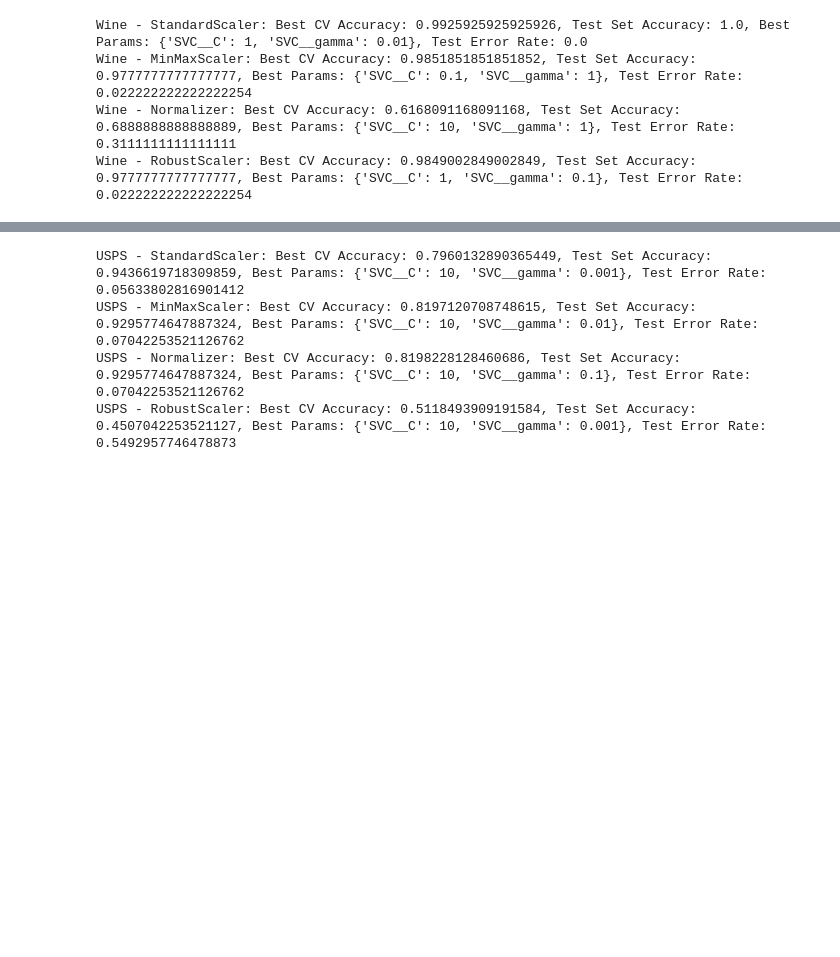
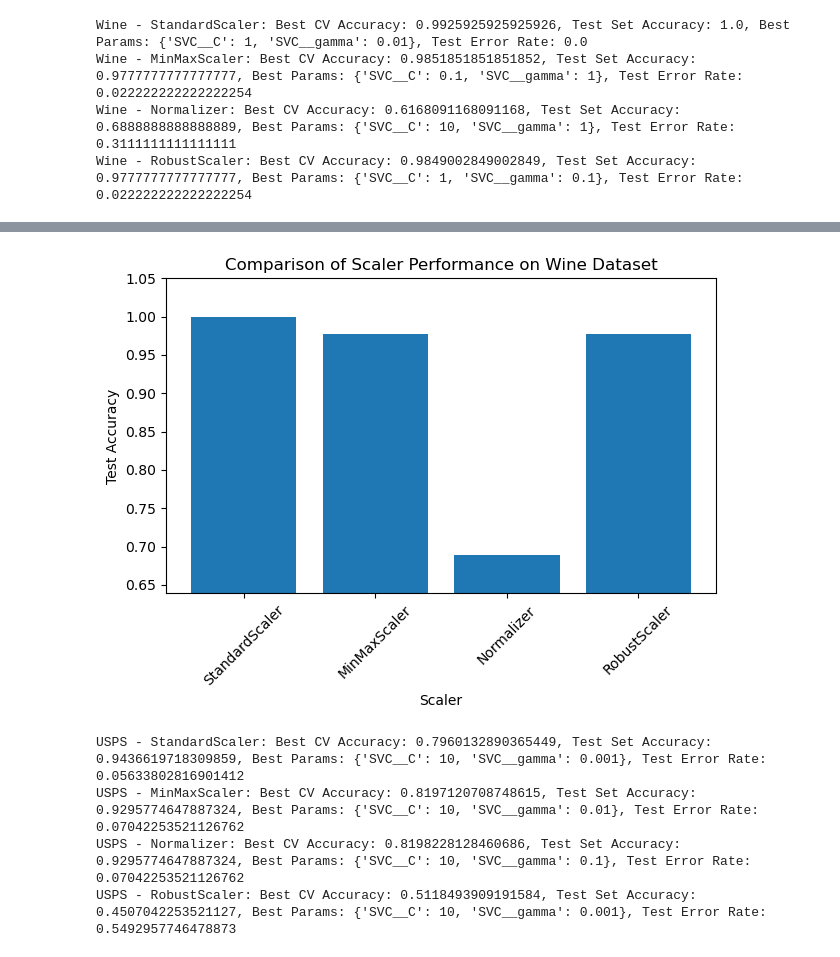
Before and after one commit to KoriKosmos/CS5920_Labs, a Jupyter notebook: CS3920_A2.ipynb, the cells around one changed output, grey strips where cells are left out. Saved outputs shown, nothing was run; the diff lists cells and outputs as text; code cells hidden in the pictures; blank space fills up the shorter version.

```diff
--- a/CS3920_A2.ipynb
+++ b/CS3920_A2.ipynb
@@ -67,3 +103,24 @@ Wine - RobustScaler: Best CV Accuracy: 0.9849002849002849, Test Set Accuracy: 0.
+# %%
+scaler_performance_wine = {
+    'StandardScaler': best_estimators_wine['StandardScaler'].score(X_test_wine, y_test_wine),
+    'MinMaxScaler': best_estimators_wine['MinMaxScaler'].score(X_test_wine, y_test_wine),
+    'Normalizer': best_estimators_wine['Normalizer'].score(X_test_wine, y_test_wine),
+    'RobustScaler': best_estimators_wine['RobustScaler'].score(X_test_wine, y_test_wine)
+}
+
+scalersplt = list(scaler_performance_wine.keys())
+performance = list(scaler_performance_wine.values())
+
+plt.bar(scalersplt, performance)
+plt.ylim([min(performance) - 0.05, max(performance) + 0.05])
+plt.xlabel('Scaler')
+plt.ylabel('Test Accuracy')
+plt.title('Comparison of Scaler Performance on Wine Dataset')
+plt.xticks(rotation=45)
+plt.tight_layout()
+plt.show()
+# %% [output]
+[figure, added]
 # %%
 for scaler_name, scaler in scalers.items():
     usps_pipeline = Pipeline([('scaler', scaler), ('SVC', SVC(probability=True))])
```
Also changed, not shown: parts of 31 cells of this notebook.
